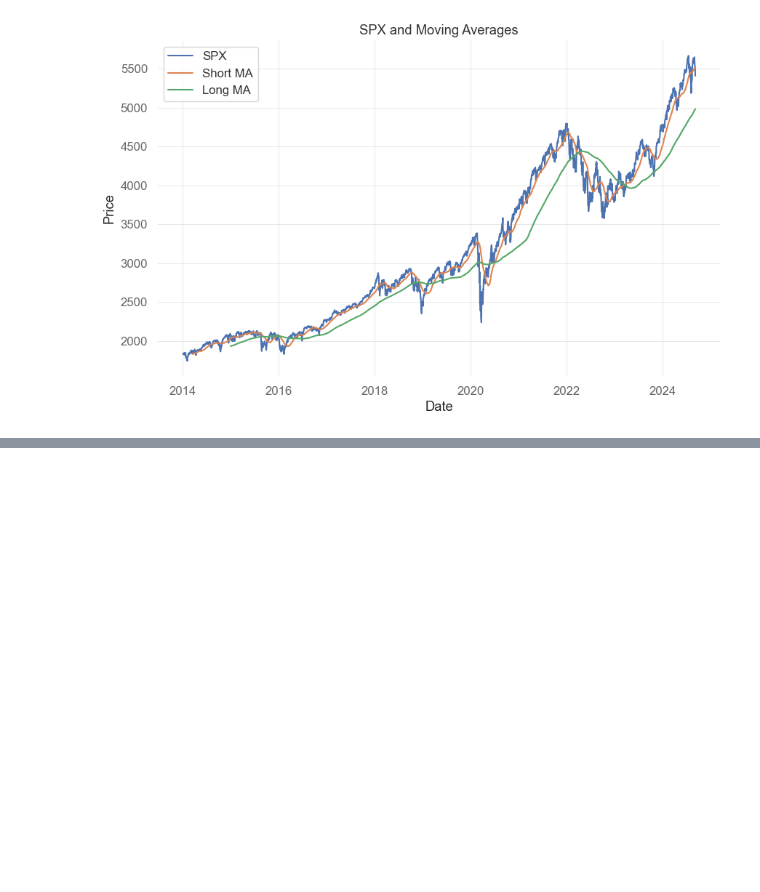
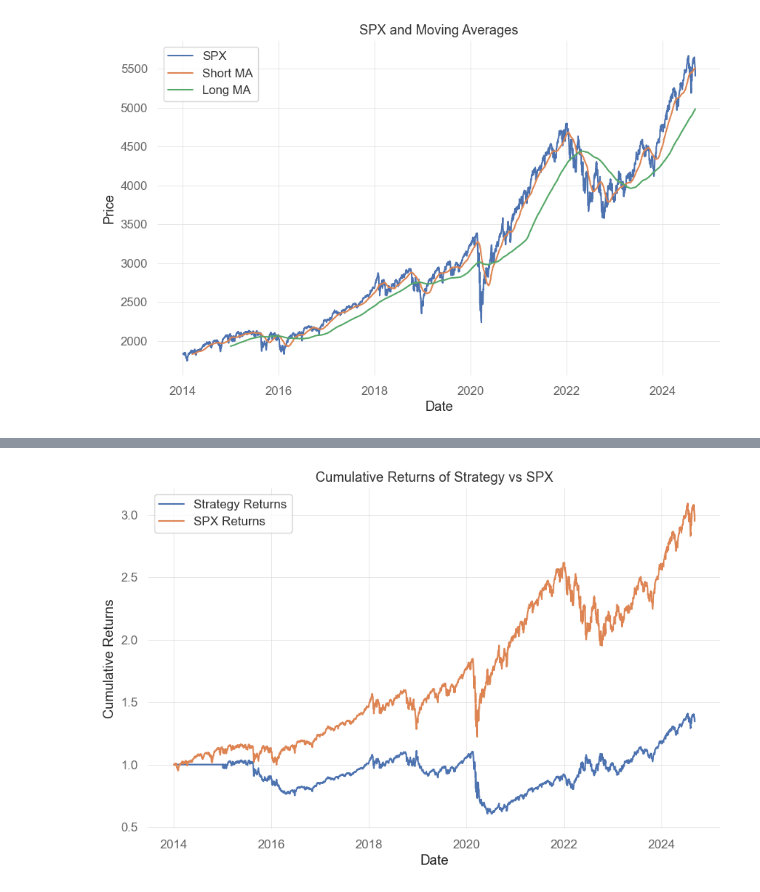
Before and after one commit to eklenks/Code, a Jupyter notebook: Trades.ipynb, the cells around one changed output, grey strips where cells are left out. Cells and saved outputs as stored; diff of their text form; code cells hidden in the pictures; blank space fills up the shorter version.

```diff
--- a/Trades.ipynb
+++ b/Trades.ipynb
@@ -56,0 +62,20 @@ signals.loc[signals['short_ma'] < signals['long_ma'], 'signal'] = -1
+# %%
+# Calculate daily percentage returns of SPX
+spx_returns = close_prices.pct_change()
+# Calculate strategy returns by multiplying SPX returns with the lagged signals
+strategy_returns = spx_returns * signals['signal'].shift(1)
+
+# Calculate the cumulative returns for both the strategy and SPX
+cumulative_strategy_returns = (1 + strategy_returns).cumprod()
+cumulative_spx_returns = (1 + spx_returns).cumprod()
+# Plot the cumulative returns
+plt.figure(figsize=(10, 6))
+plt.plot(cumulative_strategy_returns.index, cumulative_strategy_returns, label='Strategy Returns')
+plt.plot(cumulative_spx_returns.index, cumulative_spx_returns, label='SPX Returns')
+plt.xlabel('Date')
+plt.ylabel('Cumulative Returns')
+plt.title('Cumulative Returns of Strategy vs SPX')
+plt.legend()
+plt.show()
+# %% [output]
+[figure, added]
```
Also changed, not shown: parts of 4 cells of this notebook.
